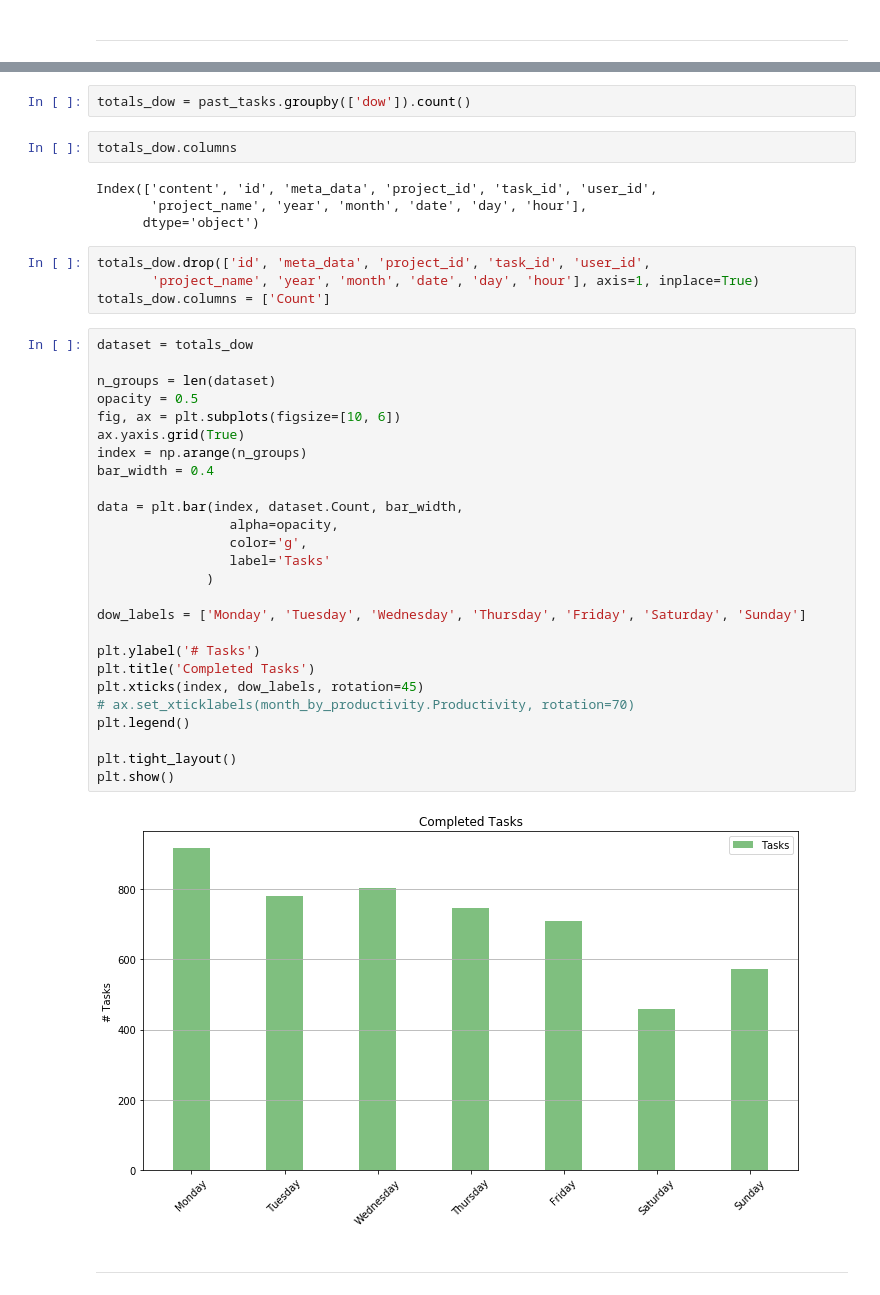
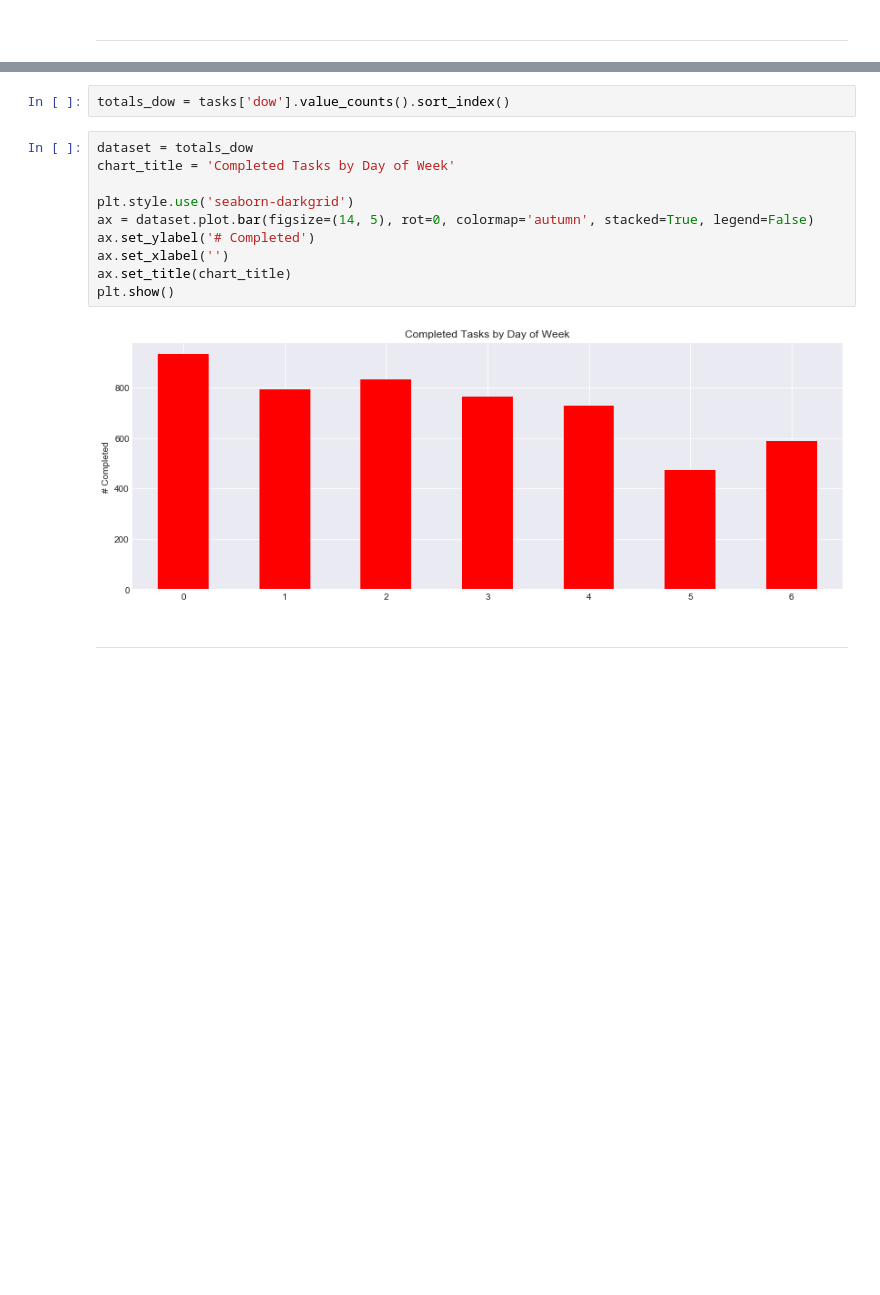
Before and after one commit to markwk/qs_ledger, a Jupyter notebook: todoist/todoist_data_analysis.ipynb, the cells around one changed output, grey strips where cells are left out. Drawn from its saved outputs; the diff is of its cells as text; blank space fills up the shorter version.

```diff
--- a/todoist/todoist_data_analysis.ipynb
+++ b/todoist/todoist_data_analysis.ipynb
@@ -104,43 +77,17 @@ past_tasks.groupby(['dow']).mean()
-# %%
-totals_dow = past_tasks.groupby(['dow']).count()
-# %%
-totals_dow.columns
-# %% [output]
-Index(['content', 'id', 'meta_data', 'project_id', 'task_id', 'user_id',
-       'project_name', 'year', 'month', 'date', 'day', 'hour'],
-      dtype='object')
-# %%
-totals_dow.drop(['id', 'meta_data', 'project_id', 'task_id', 'user_id',
-       'project_name', 'year', 'month', 'date', 'day', 'hour'], axis=1, inplace=True)
-totals_dow.columns = ['Count']
-# %%
-dataset = totals_dow
-
-n_groups = len(dataset)
-opacity = 0.5
-fig, ax = plt.subplots(figsize=[10, 6])
-ax.yaxis.grid(True)
-index = np.arange(n_groups)
-bar_width = 0.4
-
-data = plt.bar(index, dataset.Count, bar_width,
-                 alpha=opacity,
-                 color='g',
-                 label='Tasks'
-              )
-
-dow_labels = ['Monday', 'Tuesday', 'Wednesday', 'Thursday', 'Friday', 'Saturday', 'Sunday']
-
-plt.ylabel('# Tasks')
-plt.title('Completed Tasks')
-plt.xticks(index, dow_labels, rotation=45)
-# ax.set_xticklabels(month_by_productivity.Productivity, rotation=70)
-plt.legend()
-
-plt.tight_layout()
-plt.show()
-# %% [output]
-[figure, removed]
+# %%
+totals_dow = tasks['dow'].value_counts().sort_index()
+# %%
+dataset = totals_dow
+chart_title = 'Completed Tasks by Day of Week'
+
+plt.style.use('seaborn-darkgrid')
+ax = dataset.plot.bar(figsize=(14, 5), rot=0, colormap='autumn', stacked=True, legend=False)
+ax.set_ylabel('# Completed')
+ax.set_xlabel('')
+ax.set_title(chart_title)
+plt.show()
+# %% [output]
+[figure, added]
 # %% [markdown]
 -----
 # %% [markdown]
```
Also changed, not shown: parts of 58 cells of this notebook.
